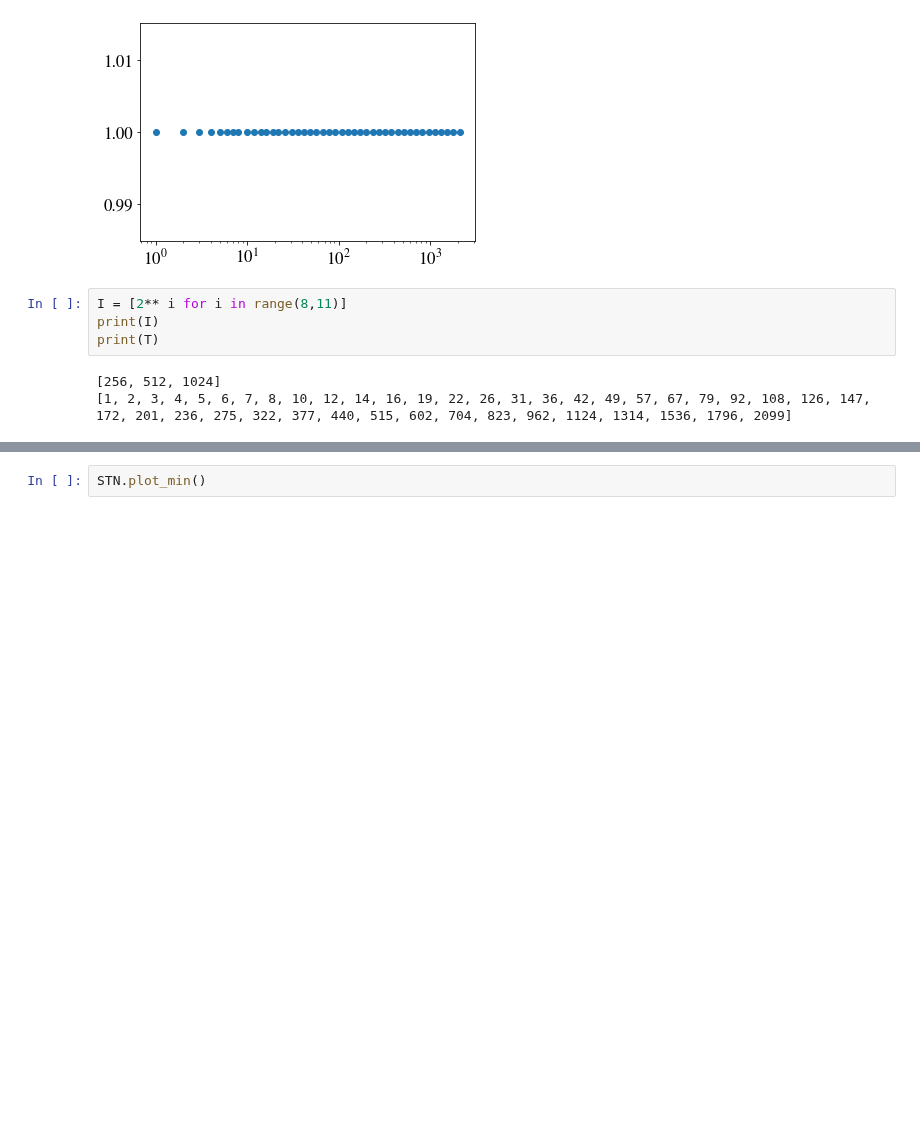
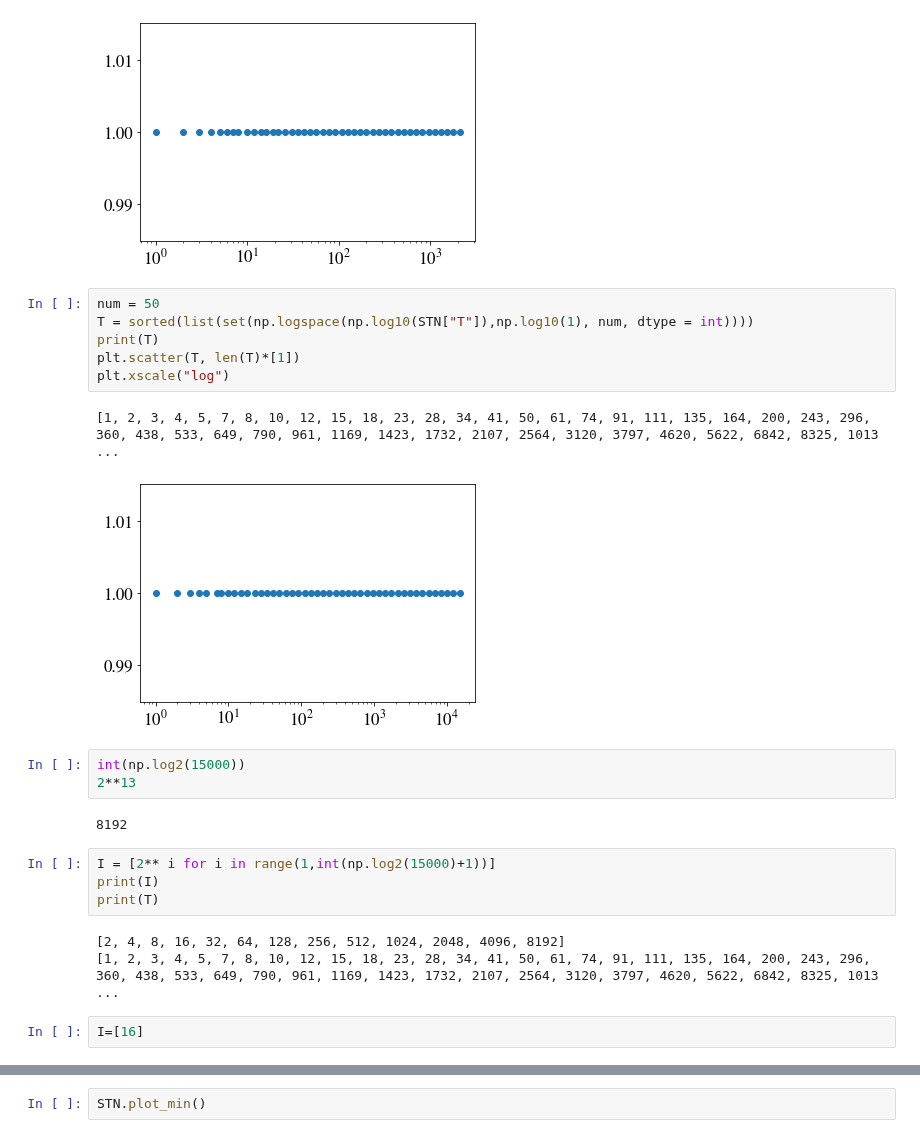
Before and after one commit to saemeon/SubTempNet, a Jupyter notebook: Simulations ER.ipynb, the cells around one changed output, grey strips where cells are left out. Drawn from its saved outputs; the diff is of its cells as text; blank space fills up the shorter version.

```diff
--- a/Simulations ER.ipynb
+++ b/Simulations ER.ipynb
@@ -42,13 +42,29 @@ plt.xscale("log")
 # %% [output]
 [1, 2, 3, 4, 5, 6, 7, 8, 10, 12, 14, 16, 19, 22, 26, 31, 36, 42, 49, 57, 67, 79, 92, 108, 126, 147, 172, 201, 236, 275, 322, 377, 440, 515, 602, 704, 823, 962, 1124, 1314, 1536, 1796, 2099]
 [figure]
+# %%
+num = 50
+T = sorted(list(set(np.logspace(np.log10(STN["T"]),np.log10(1), num, dtype = int))))
+print(T)
+plt.scatter(T, len(T)*[1])
+plt.xscale("log")
+# %% [output]
+[1, 2, 3, 4, 5, 7, 8, 10, 12, 15, 18, 23, 28, 34, 41, 50, 61, 74, 91, 111, 135, 164, 200, 243, 296, 360, 438, 533, 649, 790, 961, 1169, 1423, 1732, 2107, 2564, 3120, 3797, 4620, 5622, 6842, 8325, 1013 ...
+[figure, added]
+# %%
+int(np.log2(15000))
+2**13
+# %% [output]
+8192
 # %%
-I = [2** i for i in range(8,11)]
+I = [2** i for i in range(1,int(np.log2(15000)+1))]
 print(I)
 print(T)
 # %% [output]
-[256, 512, 1024]
-[1, 2, 3, 4, 5, 6, 7, 8, 10, 12, 14, 16, 19, 22, 26, 31, 36, 42, 49, 57, 67, 79, 92, 108, 126, 147, 172, 201, 236, 275, 322, 377, 440, 515, 602, 704, 823, 962, 1124, 1314, 1536, 1796, 2099]
+[2, 4, 8, 16, 32, 64, 128, 256, 512, 1024, 2048, 4096, 8192]
+[1, 2, 3, 4, 5, 7, 8, 10, 12, 15, 18, 23, 28, 34, 41, 50, 61, 74, 91, 111, 135, 164, 200, 243, 296, 360, 438, 533, 649, 790, 961, 1169, 1423, 1732, 2107, 2564, 3120, 3797, 4620, 5622, 6842, 8325, 1013 ...
+# %%
+I=[16]
 # %%
 STN.run1(I, T,  maxsamp = 50, minsamp = 20)
 # %% [output]
```
Also changed, not shown: parts of 7 cells of this notebook, 33 other files.
